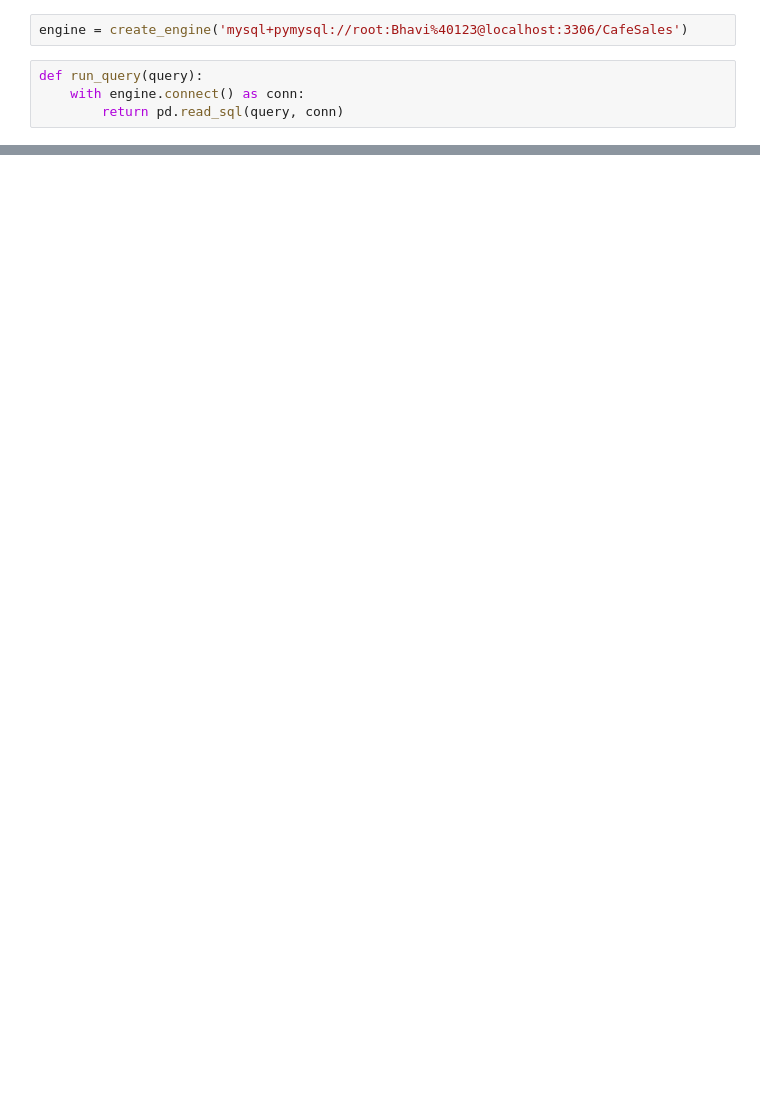
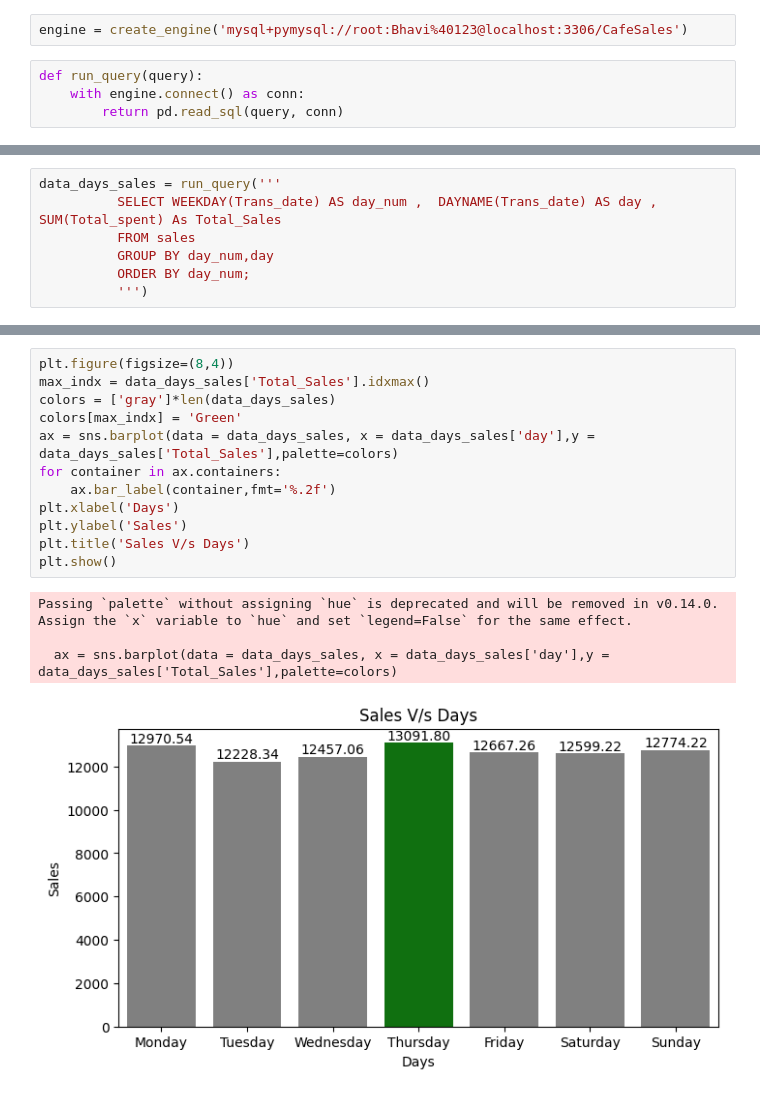
Before and after one commit to Abhibhav2003/SalesAnalysis, a Jupyter notebook: Analysis.ipynb, the cells around one changed output, grey strips where cells are left out. Saved outputs shown, nothing was run; the diff lists cells and outputs as text; blank space fills up the shorter version.

```diff
--- a/Analysis.ipynb
+++ b/Analysis.ipynb
@@ -59,0 +130,7 @@ run_query('''
+# %%
+data_days_sales = run_query('''
+          SELECT WEEKDAY(Trans_date) AS day_num ,  DAYNAME(Trans_date) AS day , SUM(Total_spent) As Total_Sales
+          FROM sales
+          GROUP BY day_num,day
+          ORDER BY day_num;
+          ''')
@@ -59,0 +144,17 @@ run_query('''
+# %%
+plt.figure(figsize=(8,4))
+max_indx = data_days_sales['Total_Sales'].idxmax()
+colors = ['gray']*len(data_days_sales)
+colors[max_indx] = 'Green'
+ax = sns.barplot(data = data_days_sales, x = data_days_sales['day'],y = data_days_sales['Total_Sales'],palette=colors)
+for container in ax.containers:
+    ax.bar_label(container,fmt='%.2f')
+plt.xlabel('Days')
+plt.ylabel('Sales')
+plt.title('Sales V/s Days')
+plt.show()
+# %% [output]
+Passing `palette` without assigning `hue` is deprecated and will be removed in v0.14.0. Assign the `x` variable to `hue` and set `legend=False` for the same effect.
+
+  ax = sns.barplot(data = data_days_sales, x = data_days_sales['day'],y = data_days_sales['Total_Sales'],palette=colors)
+[figure, added]
```
Also changed, not shown: parts of 39 cells of this notebook, 3 other files.
